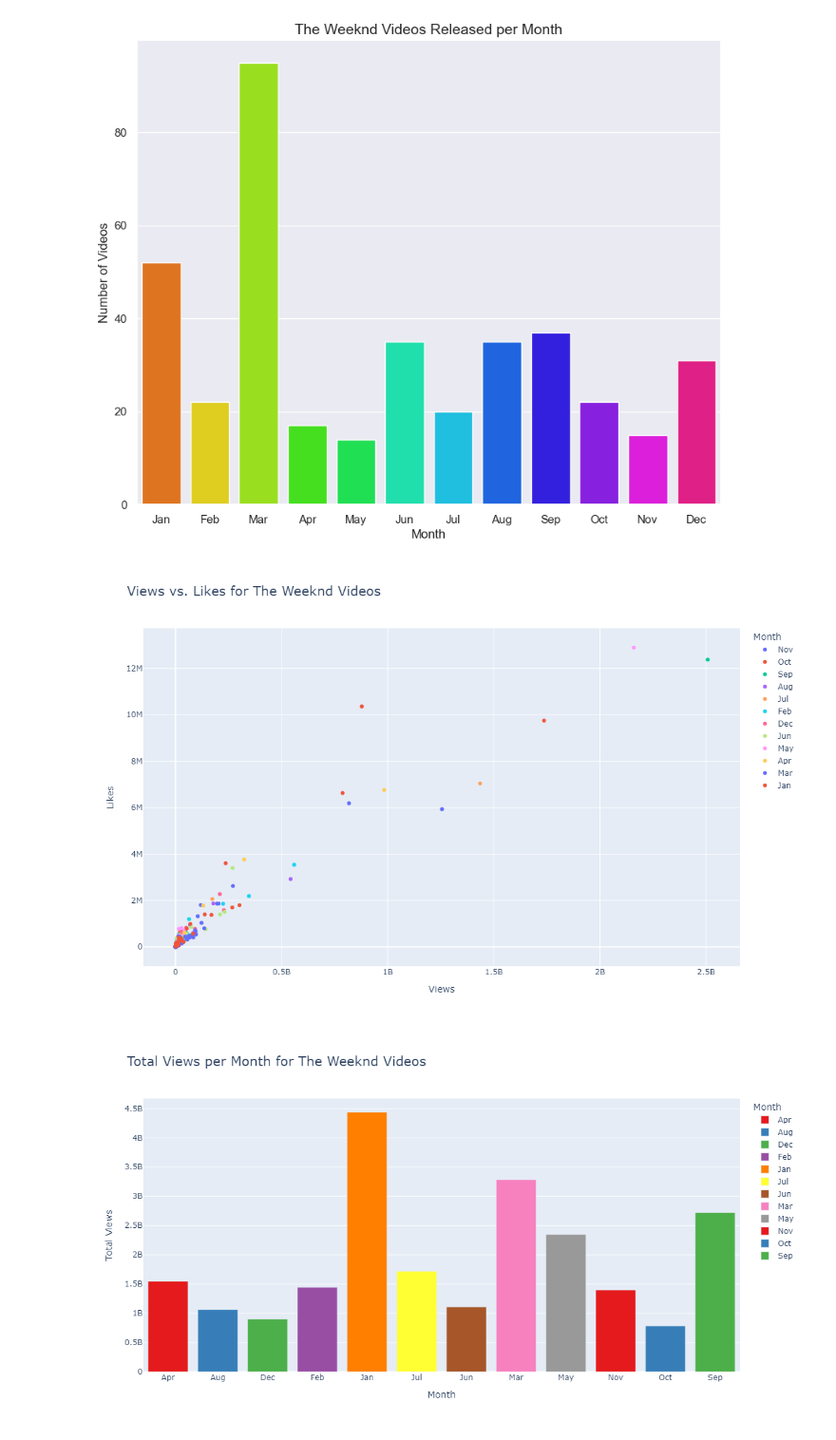
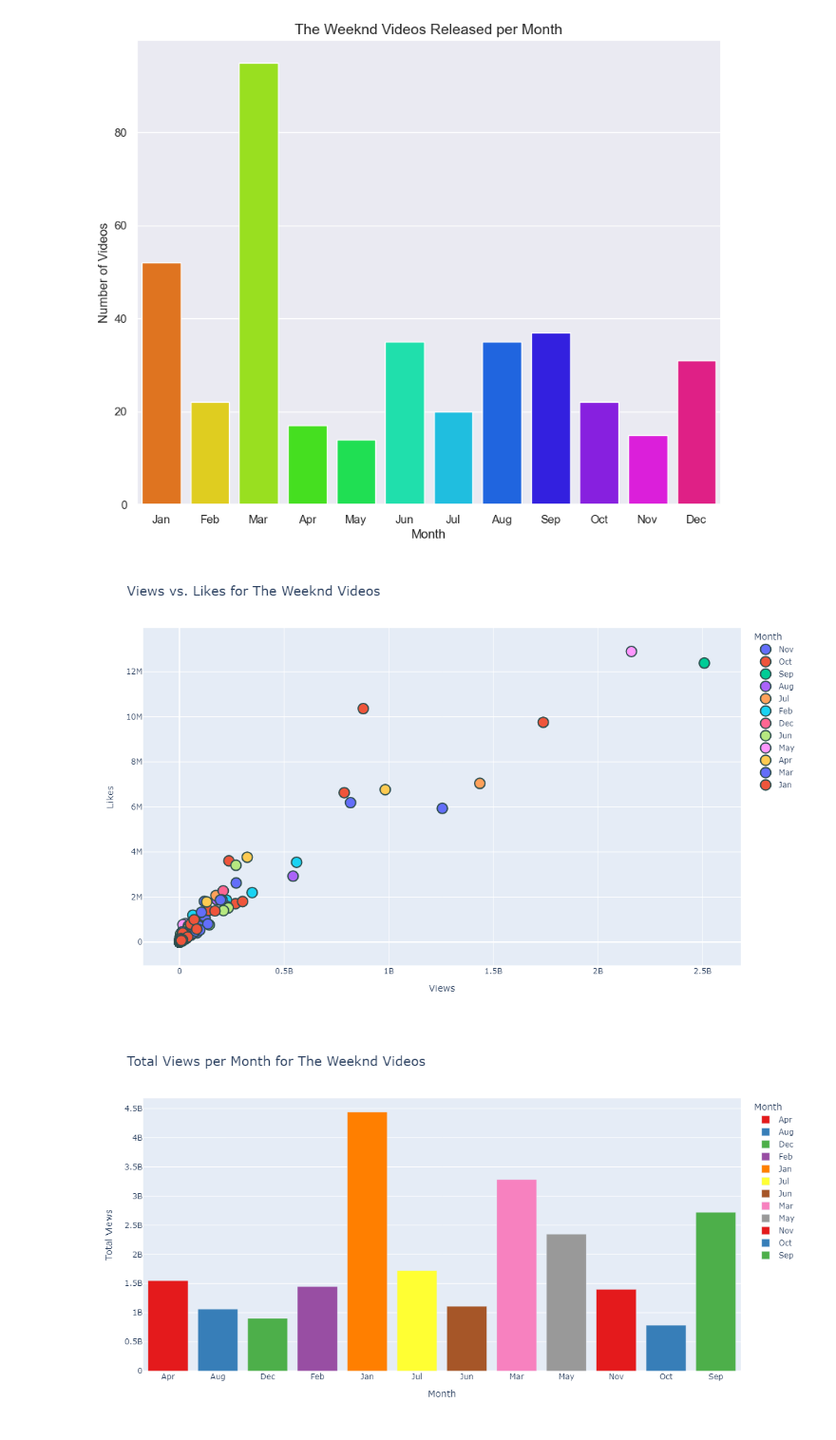
Before and after one commit to ChayantaGD/YTApiScraping, a Jupyter notebook: YtAPIscraping.ipynb, the cells around one changed output. Shown at 95% size. Drawn from its saved outputs; the diff is of its cells as text; code cells hidden in the pictures.

```diff
--- a/YtAPIscraping.ipynb
+++ b/YtAPIscraping.ipynb
@@ -268,22 +304,25 @@ Text(0.5, 1.0, 'The Weeknd Videos Released per Month')
 # %%
 fig = px.scatter(df2, x='Views', y='Likes', color='Month',
                  title='Views vs. Likes for The Weeknd Videos',
                  labels={'Views': 'Views', 'Likes': 'Likes', 'Month': 'Months'},
                  hover_data=['Month'])
+
 fig.update_layout(
-     width=1000,
+    width=1000,
     height=700,
     xaxis_title='Views',
     yaxis_title='Likes',
     title_font_size=20,
     xaxis_title_font_size=14,
     yaxis_title_font_size=14,
     legend_title_text='Month'
 )
-fig.update_traces(
-    hovertemplate='<b>Month:</b> %{customdata[0]}<br><b>Views:</b> %{x:,}<br><b>Likes:</b> %{y:,}')
+
+fig.update_traces(marker=dict(size=16, line=dict(width=2, color="DarkSlateGrey")),
+                  selector=dict(mode='markers'),
+                  hovertemplate='<b>Month:</b> %{customdata[0]}<br><b>Views:</b> %{x:,}<br><b>Likes:</b> %{y:,}')
 # %% [output]
-[figure, old version]
+[figure, new version]
 # %%
 total_views_per_month = df2.groupby('Month')['Views'].sum().reset_index()
 
```
Also changed, not shown: parts of 12 cells of this notebook.
